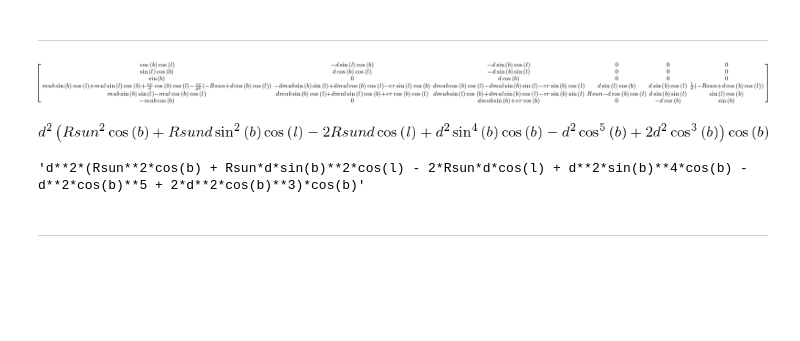
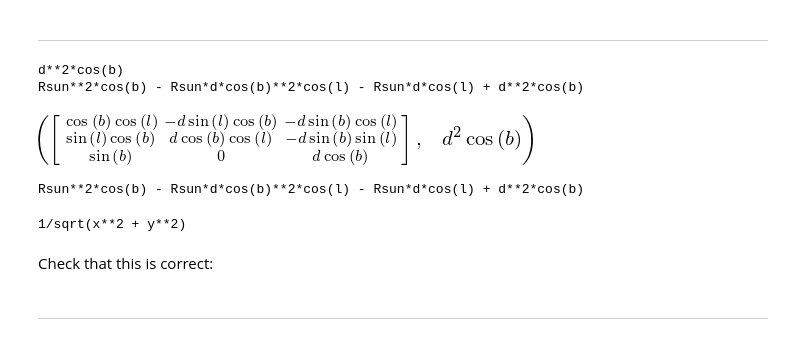
Before and after one commit to adrn/ipython-notebooks, a Jupyter notebook: Sympy.ipynb, the cells around one changed output. Saved outputs shown, nothing was run; the diff lists cells and outputs as text; code cells hidden in the pictures; blank space fills up the shorter version.

```diff
--- a/Sympy.ipynb
+++ b/Sympy.ipynb
@@ -48,28 +48,70 @@ x = d*cos(b)*cos(l) - Rsun
 y = d*cos(b)*sin(l)
 z = d*sin(b)
 
-vx = x/d*vr + y*mul + z*cos(l)*mub
-vy = y/d*vr - x*mul + z*sin(l)*mub + Vcirc
-vz = z/d*vr - d*cos(b)*mub
+vx = x/d*vr - y*mul - z*cos(l)*mub
+vy = y/d*vr + x*mul - z*sin(l)*mub + Vcirc
+vz = z/d*vr + d*cos(b)*mub
+# %%
+_M = []
+for row_sym in [x,y,z]:
+    row = []
+    for col_sym in [l,b,d]:
+        row.append(diff(row_sym, col_sym))
+    _M.append(row)
+M = Matrix(_M)
+print M.det().simplify().as_expr()
+
+_M = []
+for row_sym in [vx,vy,vz]:
+    row = []
+    for col_sym in [mul,mub,vr]:
+        row.append(diff(row_sym, col_sym))
+    _M.append(row)
+M = Matrix(_M)
+print M.det().simplify().as_expr()
+# %% [output]
+d**2*cos(b)
+Rsun**2*cos(b) - Rsun*d*cos(b)**2*cos(l) - Rsun*d*cos(l) + d**2*cos(b)
 # %%
 _M = []
-for row_sym in [x,y,z,vx,vy,vz]:
+for row_sym in [x,y,z]: # ,vx,vy,vz]:
     row = []
-    for col_sym in [d,l,b,mul,mub,vr]:
+    for col_sym in [d,l,b]: #,mul,mub,vr]:
         row.append(diff(row_sym, col_sym))
     _M.append(row)
 M = Matrix(_M)
-M
+M, M.det().simplify().as_expr()
 # %% [output]
-[figure, old version]
+[figure, new version]
-# %%
-M.det().simplify()
-# %% [output]
-[figure, removed]
-# %%
-repr(M.det().simplify())
-# %% [output]
-'d**2*(Rsun**2*cos(b) + Rsun*d*sin(b)**2*cos(l) - 2*Rsun*d*cos(l) + d**2*sin(b)**4*cos(b) - d**2*cos(b)**5 + 2*d**2*cos(b)**3)*cos(b)'
+# %%
+_M = []
+for row_sym in [vx,vy,vz]:
+    row = []
+    for col_sym in [mul,mub,vr]:
+        row.append(diff(row_sym, col_sym))
+    _M.append(row)
+M = Matrix(_M)
+print M.det().simplify().as_expr()
+# %% [output]
+Rsun**2*cos(b) - Rsun*d*cos(b)**2*cos(l) - Rsun*d*cos(l) + d**2*cos(b)
+# %%
+x,y,z = sm.symbols('x,y,z')
+R = sm.sqrt(x**2 + y**2)
+Phi = sm.atan2(y, x)
+Z = z
+
+_M = []
+for row_sym in [R,Phi,Z]:
+    row = []
+    for col_sym in [x,y,z]:
+        row.append(diff(row_sym, col_sym))
+    _M.append(row)
+M = Matrix(_M)
+print M.det().simplify().as_expr()
+# %% [output]
+1/sqrt(x**2 + y**2)
+# %% [markdown]
+Check that this is correct:
 # %% [markdown]
 ---
 # %% [markdown]
```
Also changed, not shown: parts of 6 cells of this notebook, 19 other files.
